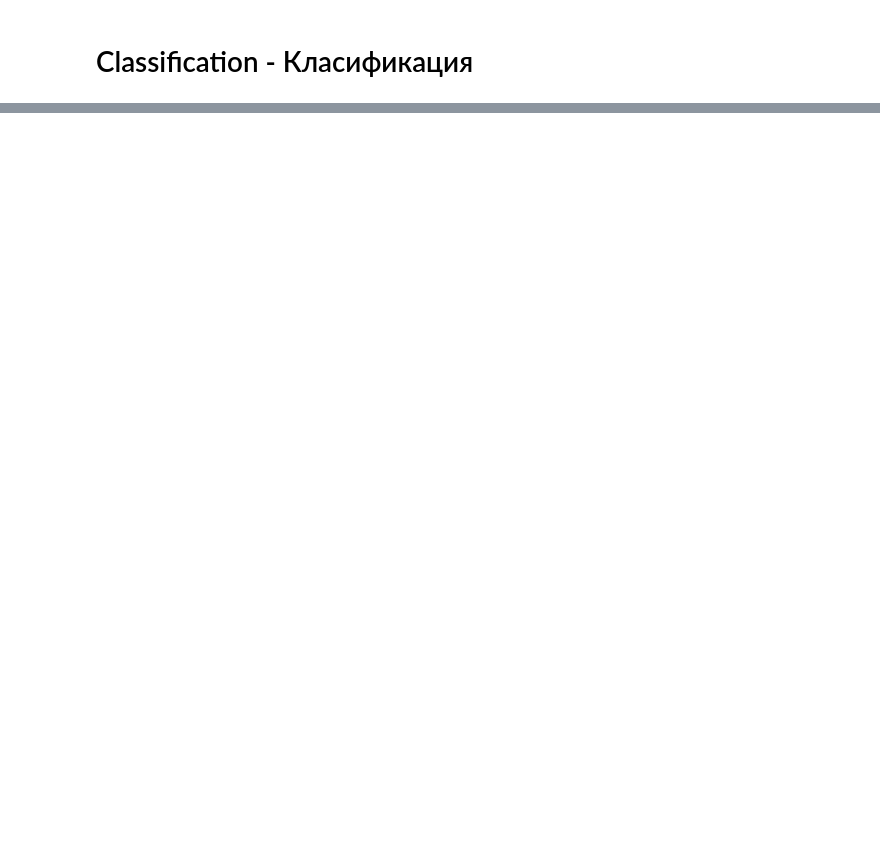
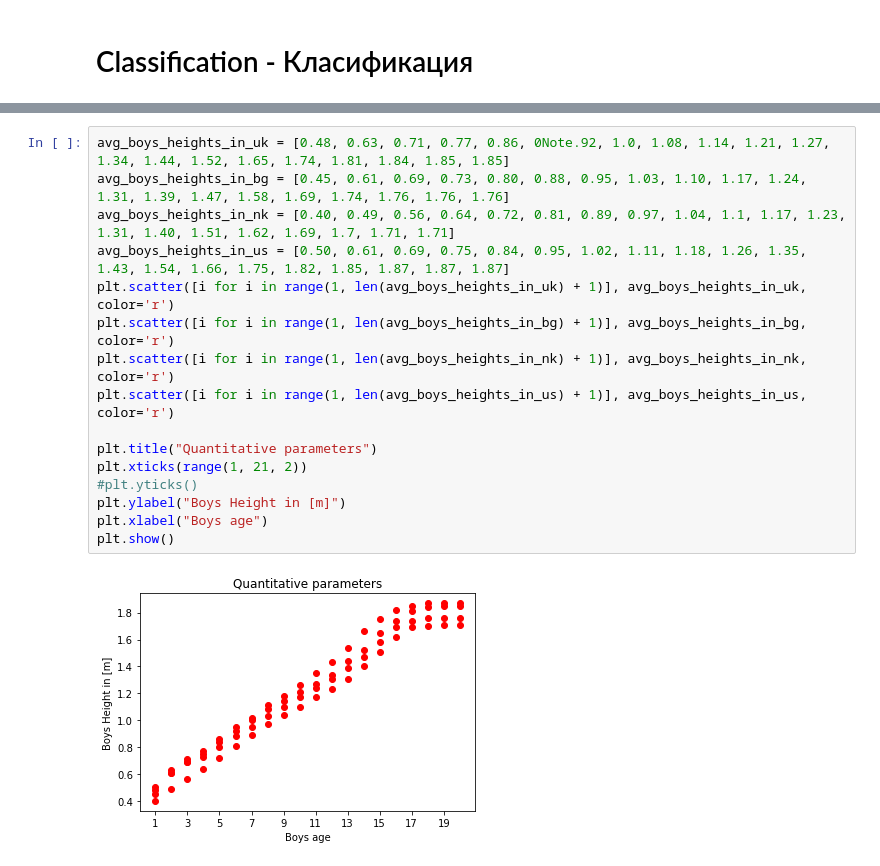
Before and after one commit to petardmnv/Math-Concepts-for-Developers, a Jupyter notebook: Classification-Project/Classification-Models.ipynb, the cells around one changed output, grey strips where cells are left out. Cells and saved outputs as stored; diff of their text form; blank space fills up the shorter version.

```diff
--- a/Classification-Project/Classification-Models.ipynb
+++ b/Classification-Project/Classification-Models.ipynb
@@ -94,0 +60,18 @@ $$ [0 \space1] $$
+# %%
+avg_boys_heights_in_uk = [0.48, 0.63, 0.71, 0.77, 0.86, 0Note.92, 1.0, 1.08, 1.14, 1.21, 1.27, 1.34, 1.44, 1.52, 1.65, 1.74, 1.81, 1.84, 1.85, 1.85]
+avg_boys_heights_in_bg = [0.45, 0.61, 0.69, 0.73, 0.80, 0.88, 0.95, 1.03, 1.10, 1.17, 1.24, 1.31, 1.39, 1.47, 1.58, 1.69, 1.74, 1.76, 1.76, 1.76]
+avg_boys_heights_in_nk = [0.40, 0.49, 0.56, 0.64, 0.72, 0.81, 0.89, 0.97, 1.04, 1.1, 1.17, 1.23, 1.31, 1.40, 1.51, 1.62, 1.69, 1.7, 1.71, 1.71]
+avg_boys_heights_in_us = [0.50, 0.61, 0.69, 0.75, 0.84, 0.95, 1.02, 1.11, 1.18, 1.26, 1.35, 1.43, 1.54, 1.66, 1.75, 1.82, 1.85, 1.87, 1.87, 1.87]
+plt.scatter([i for i in range(1, len(avg_boys_heights_in_uk) + 1)], avg_boys_heights_in_uk, color='r')
+plt.scatter([i for i in range(1, len(avg_boys_heights_in_bg) + 1)], avg_boys_heights_in_bg, color='r')
+plt.scatter([i for i in range(1, len(avg_boys_heights_in_nk) + 1)], avg_boys_heights_in_nk, color='r')
+plt.scatter([i for i in range(1, len(avg_boys_heights_in_us) + 1)], avg_boys_heights_in_us, color='r')
+
+plt.title("Quantitative parameters")
+plt.xticks(range(1, 21, 2))
+#plt.yticks()
+plt.ylabel("Boys Height in [m]")
+plt.xlabel("Boys age")
+plt.show()
+# %% [output]
+[figure, added]
```
Also changed, not shown: parts of 70 cells of this notebook.
